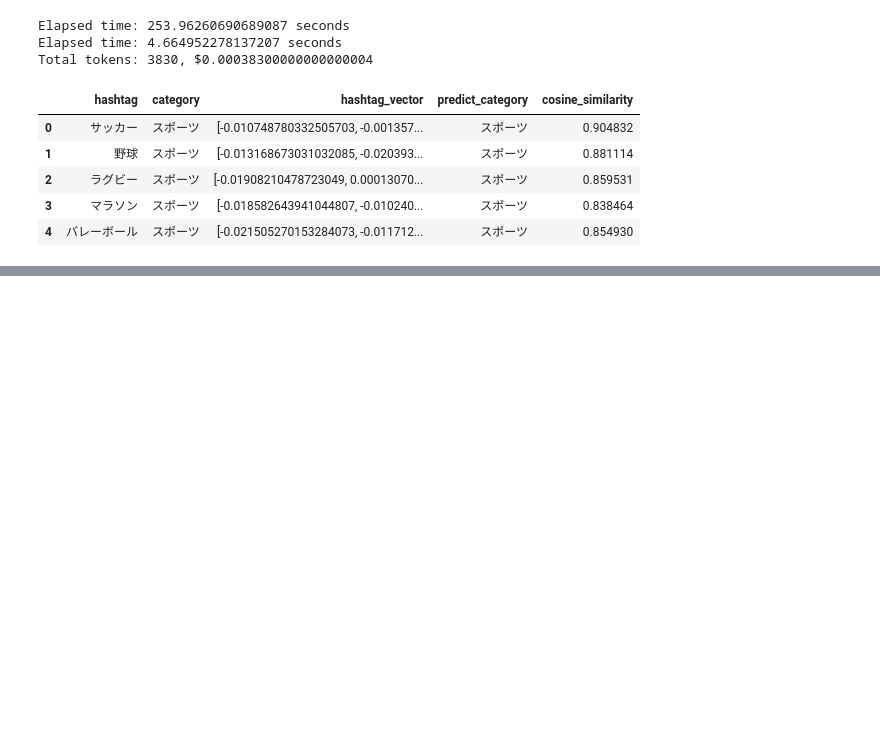
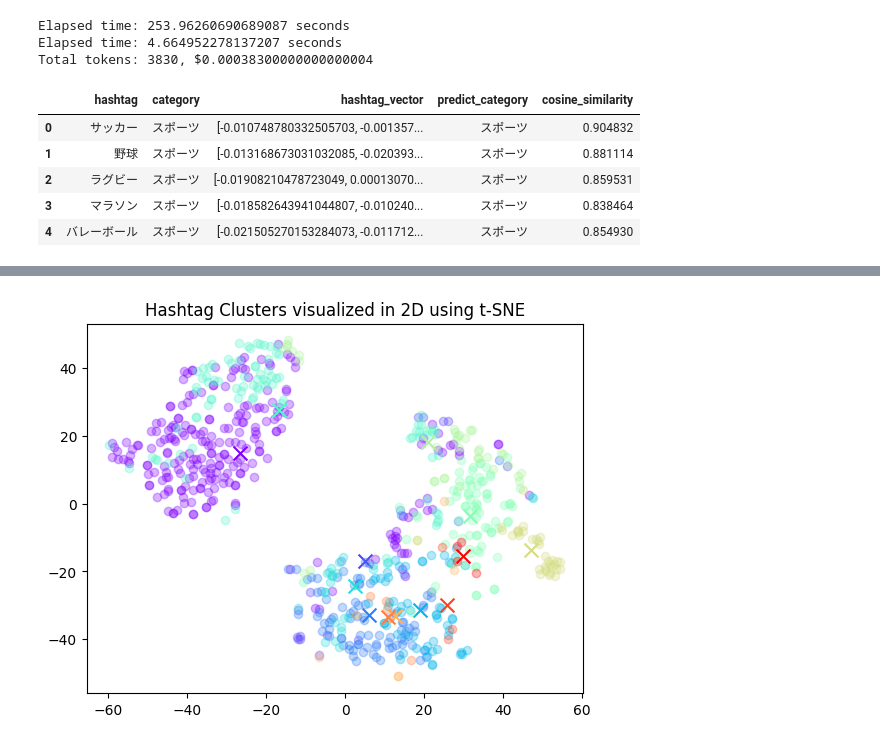
Before and after one commit to yutoo89/hashtag_classification_comparison, a Jupyter notebook: ハッシュタグのカテゴリ分類の性能比較.ipynb, the cells around one changed output, grey strips where cells are left out. Saved outputs shown, nothing was run; the diff lists cells and outputs as text; code cells hidden in the pictures; blank space fills up the shorter version.

```diff
--- a/ハッシュタグのカテゴリ分類の性能比較.ipynb
+++ b/ハッシュタグのカテゴリ分類の性能比較.ipynb
@@ -278,0 +389,4 @@ F1 Score: 0.54
+# %%
+visualized_in_2d(df_electra_predicted)
+# %% [output]
+[figure, added]
```
Also changed, not shown: parts of 21 cells of this notebook, 4 other files.
